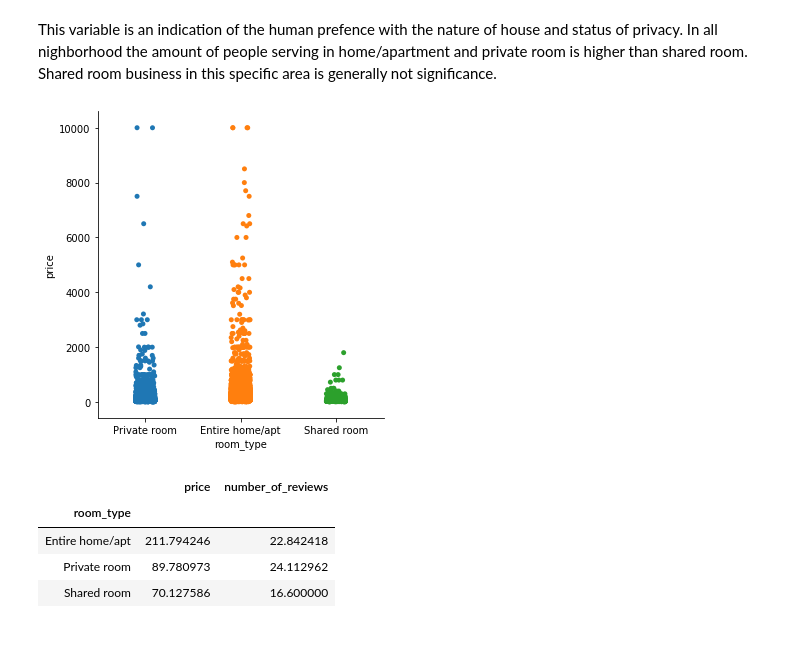
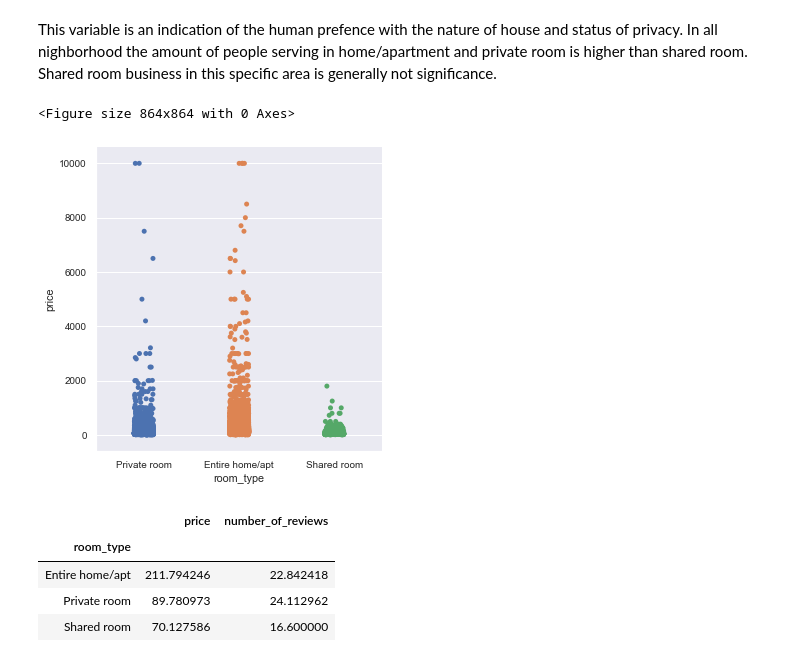
Before and after one commit to fastest-parrot/ml1-lab1, a Jupyter notebook: NY_Airbnb_Data_Analysis.ipynb, the cells around one changed output. Drawn from its saved outputs; the diff is of its cells as text; code cells hidden in the pictures.

```diff
--- a/NY_Airbnb_Data_Analysis.ipynb
+++ b/NY_Airbnb_Data_Analysis.ipynb
@@ -95,10 +79,13 @@ Text(0, 0.5, 'the percent of every room type')
 This variable is an indication of the human prefence with the nature of house and status of privacy. In all nighborhood the amount of people serving in home/apartment and private room is higher than shared room. Shared room business in this specific area is generally not significance.
 # %%
 # reference: https://seaborn.pydata.org/generated/seaborn.catplot.html
-
+plt.figure(figsize=(12,12))
+sns.set_context("paper")
+sns.set(style="darkgrid", font_scale=.9)
 sns.catplot(x="room_type", y="price", data=data);
 # %% [output]
+<Figure size 864x864 with 0 Axes>
-[figure, old version]
+[figure, new version]
 # %%
 data.groupby('room_type')[['price','number_of_reviews']].mean()
 # %% [output]
```
Also changed, not shown: parts of 9 cells of this notebook.
